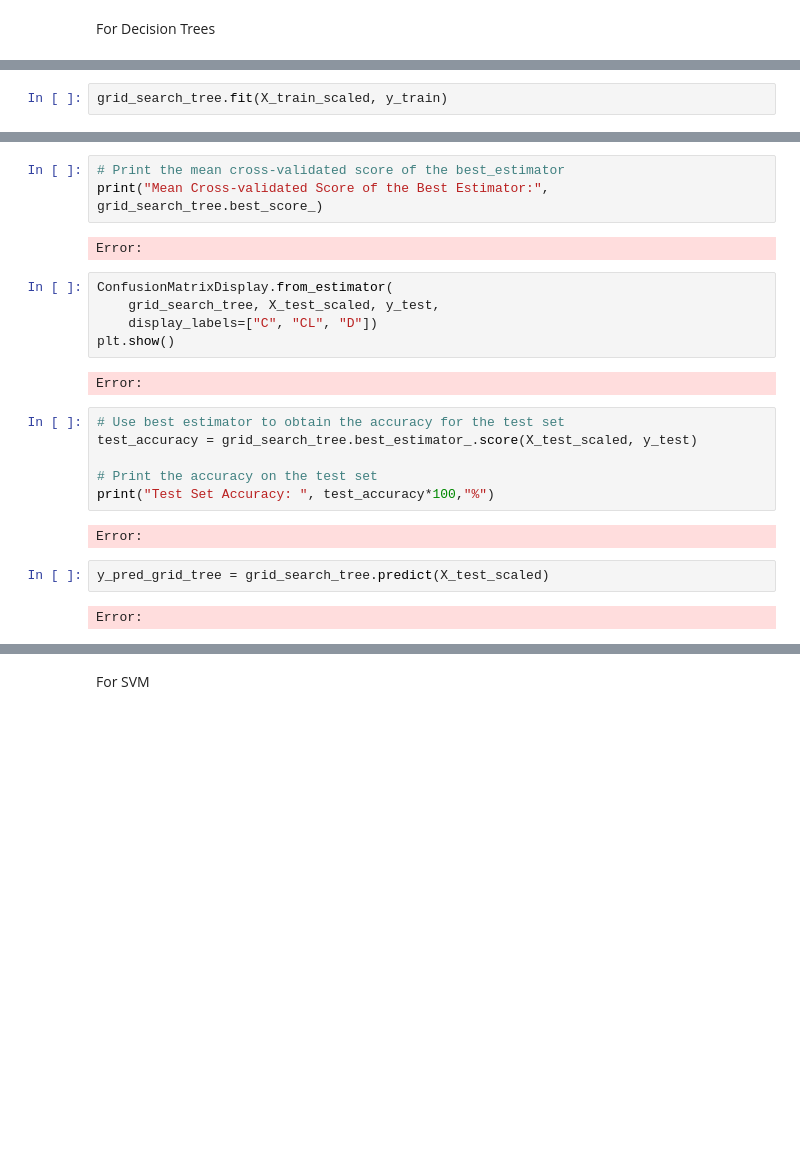
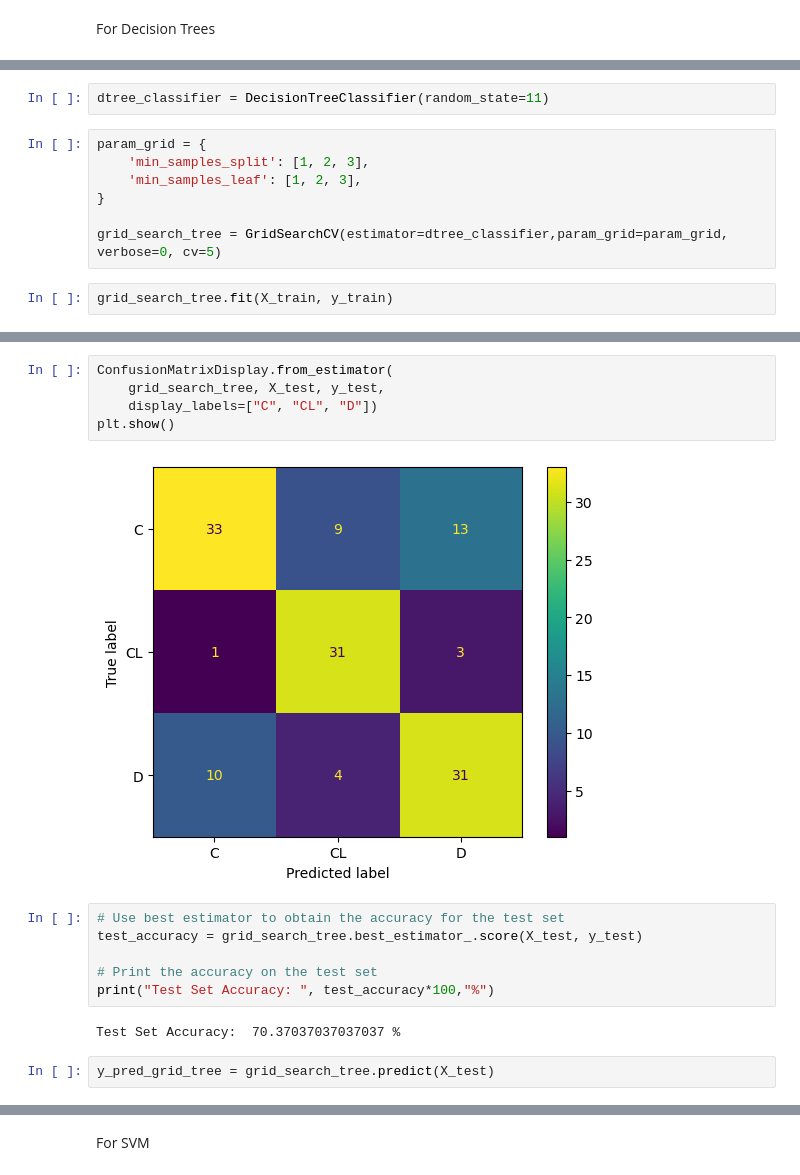
Before and after one commit to lasith54/ML_Project_Cirrhosis_Prediction, a Jupyter notebook: EE5253_2023_Code_Group38.ipynb, the cells around one changed output, grey strips where cells are left out. Saved outputs shown, nothing was run; the diff lists cells and outputs as text; blank space fills up the shorter version.

```diff
--- a/EE5253_2023_Code_Group38.ipynb
+++ b/EE5253_2023_Code_Group38.ipynb
@@ -356,3 +482,12 @@ Error:
+# %%
+dtree_classifier = DecisionTreeClassifier(random_state=11)
+# %%
+param_grid = {
+    'min_samples_split': [1, 2, 3],
+    'min_samples_leaf': [1, 2, 3],
+}
+
+grid_search_tree = GridSearchCV(estimator=dtree_classifier,param_grid=param_grid, verbose=0, cv=5)
 # %%
-grid_search_tree.fit(X_train_scaled, y_train)
+grid_search_tree.fit(X_train, y_train)
 # %% [output]
@@ -365,27 +527,20 @@ Error:
-# %%
-# Print the mean cross-validated score of the best_estimator
-print("Mean Cross-validated Score of the Best Estimator:", grid_search_tree.best_score_)
-# %% [output]
-Error:
 # %%
 ConfusionMatrixDisplay.from_estimator(
-    grid_search_tree, X_test_scaled, y_test,
+    grid_search_tree, X_test, y_test,
     display_labels=["C", "CL", "D"])
 plt.show()
 # %% [output]
-Error:
+[figure, added]
 # %%
 # Use best estimator to obtain the accuracy for the test set
-test_accuracy = grid_search_tree.best_estimator_.score(X_test_scaled, y_test)
+test_accuracy = grid_search_tree.best_estimator_.score(X_test, y_test)
 
 # Print the accuracy on the test set
 print("Test Set Accuracy: ", test_accuracy*100,"%")
 # %% [output]
-Error:
+Test Set Accuracy:  70.37037037037037 %
 # %%
-y_pred_grid_tree = grid_search_tree.predict(X_test_scaled)
+y_pred_grid_tree = grid_search_tree.predict(X_test)
-# %% [output]
-Error:
 # %%
 print(classification_report(y_test, y_pred_grid_tree))
 # %% [output]
```
Also changed, not shown: parts of 81 cells of this notebook.
